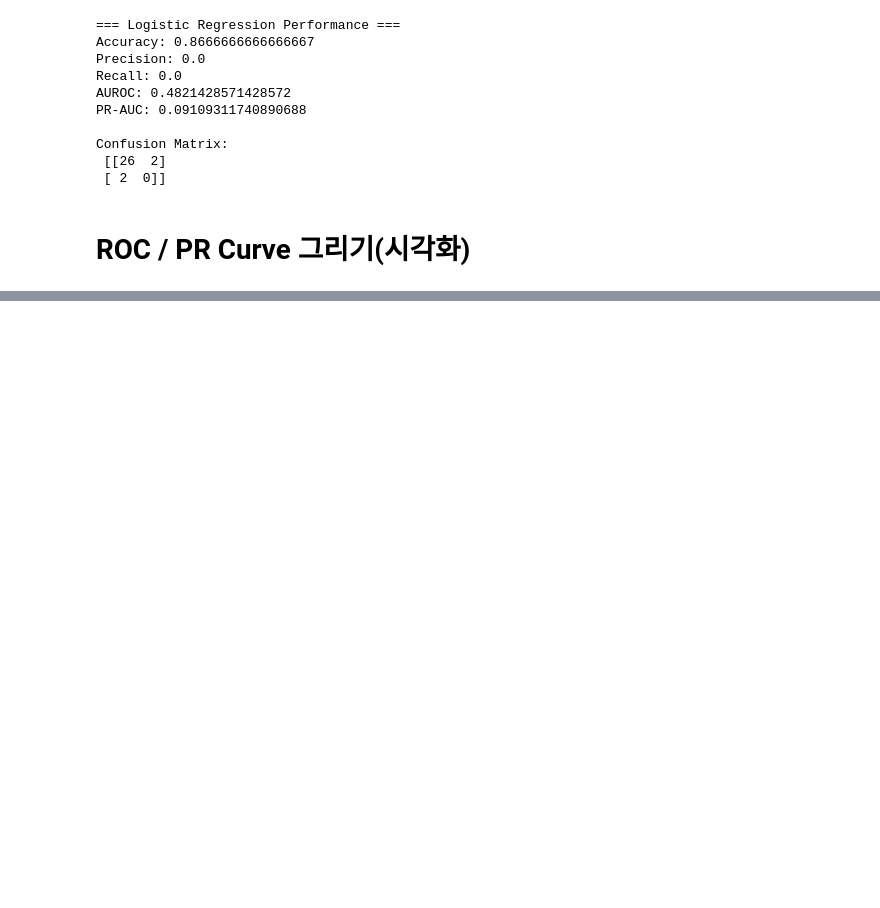
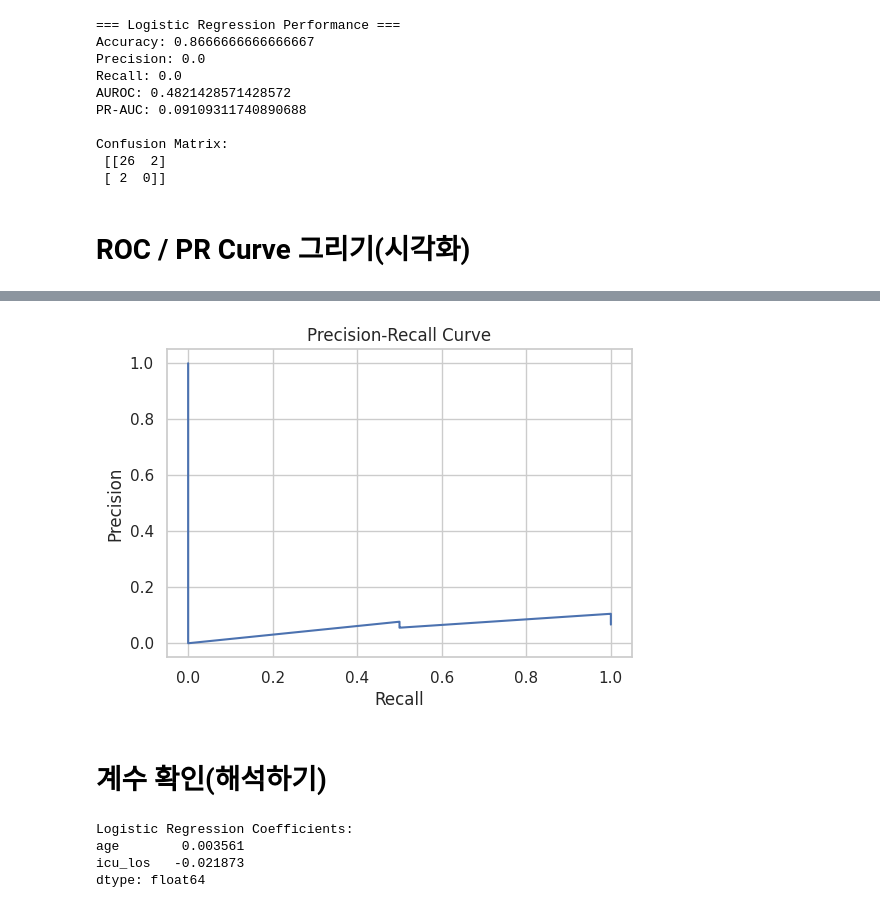
Before and after one commit to seoyeon0905/mimic-readmission-analysis, a Jupyter notebook: notebooks/04_baseline_model.ipynb, the cells around one changed output, grey strips where cells are left out. Cells and saved outputs as stored; diff of their text form; code cells hidden in the pictures; blank space fills up the shorter version.

```diff
--- a/notebooks/04_baseline_model.ipynb
+++ b/notebooks/04_baseline_model.ipynb
@@ -206,0 +222,12 @@ Confusion Matrix:
+# %%
+# PR curve
+precision, recall, _ = precision_recall_curve(y_test, y_proba)
+
+plt.figure(figsize=(6,4))
+plt.plot(recall, precision)
+plt.xlabel("Recall")
+plt.ylabel("Precision")
+plt.title("Precision-Recall Curve")
+plt.show()
+# %% [output]
+[figure, added]
@@ -206,0 +237,11 @@ Confusion Matrix:
+# %% [markdown]
+# 계수 확인(해석하기)
+# %%
+coef = pd.Series(log_reg.coef_[0], index=features).sort_values(ascending=False)
+print("Logistic Regression Coefficients:")
+print(coef)
+# %% [output]
+Logistic Regression Coefficients:
+age        0.003561
+icu_los   -0.021873
+dtype: float64
```
Also changed, not shown: parts of 5 cells of this notebook.
